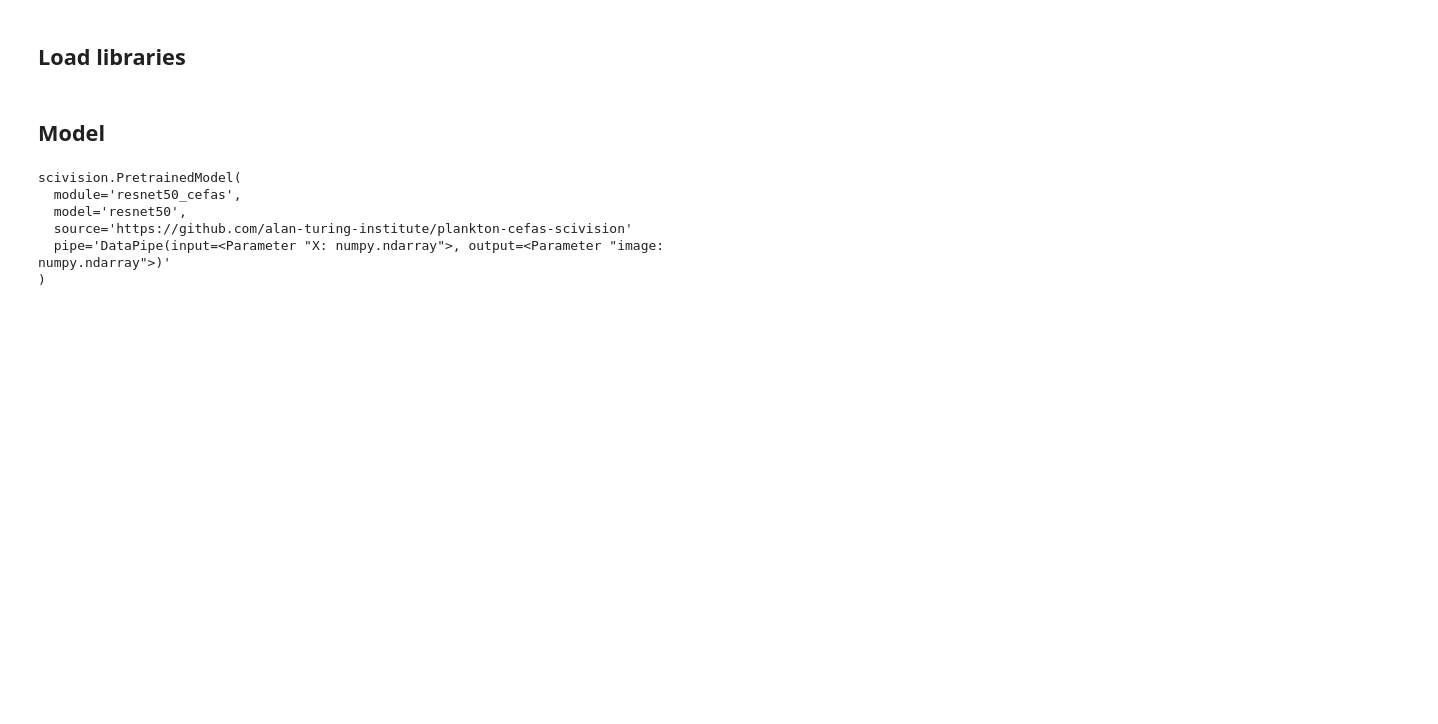
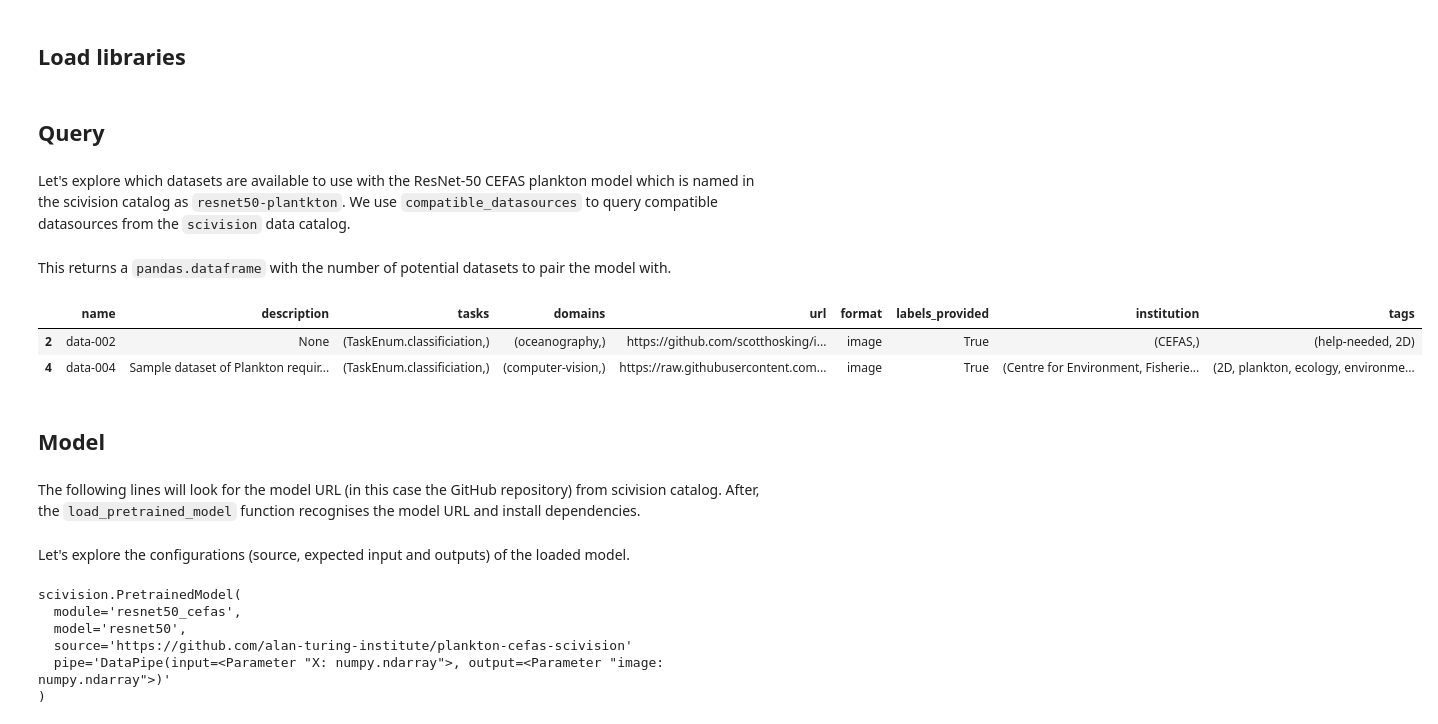
Before and after one commit to alan-turing-institute/scivision, a Jupyter notebook: examples/plankton_classification_cefas.ipynb, the cells around one changed output. Saved outputs shown, nothing was run; the diff lists cells and outputs as text; code cells hidden in the pictures; blank space fills up the shorter version.

```diff
--- a/examples/plankton_classification_cefas.ipynb
+++ b/examples/plankton_classification_cefas.ipynb
@@ -21,0 +18,6 @@ import xarray as xr
+# %% [markdown]
+## Query
+# %% [markdown]
+Let's explore which datasets are available to use with the ResNet-50 CEFAS plankton model which is named in the scivision catalog as `resnet50-plantkton`. We use `compatible_datasources` to query compatible datasources from the `scivision` data catalog.
+# %%
+model_name = 'resnet50-plantkton'
@@ -22,3 +26,13 @@ import xarray as xr
+# %% [markdown]
+This returns a `pandas.dataframe` with the number of potential datasets to pair the model with.
+# %%
+compatible_datasources
+# %% [output]
+|  | name | description | tasks | domains | url | format | labels_provided | institution | tags |
+| 2 | data-002 | None | (TaskEnum.classificiation,) | (oceanography,) | https://github.com/scotthosking/i... | image | True | (CEFAS,) | (help-needed, 2D) |
+| 4 | data-004 | Sample dataset of Plankton requir... | (TaskEnum.classificiation,) | (computer-vision,) | https://raw.githubusercontent.com... | image | True | (Centre for Environment, Fisherie... | (2D, plankton, ecology, environme... |
 # %% [markdown]
 ## Model
+# %% [markdown]
+The following lines will look for the model URL (in this case the GitHub repository) from scivision catalog. After, the `load_pretrained_model` function recognises the model URL and install dependencies.
 # %%
@@ -28 +42,3 @@ model = load_pretrained_model(scivision_yml, allow_install=True)
+# %% [markdown]
+Let's explore the configurations (source, expected input and outputs) of the loaded model.
 # %%
```
Also changed, not shown: parts of 11 cells of this notebook.
